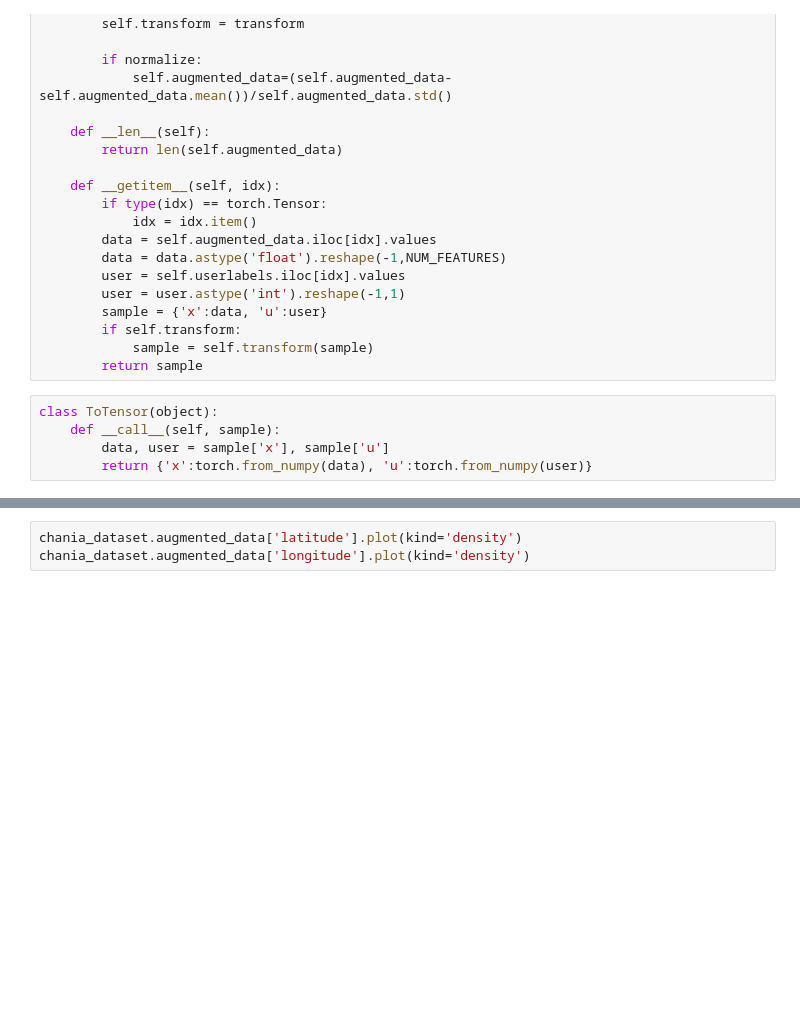
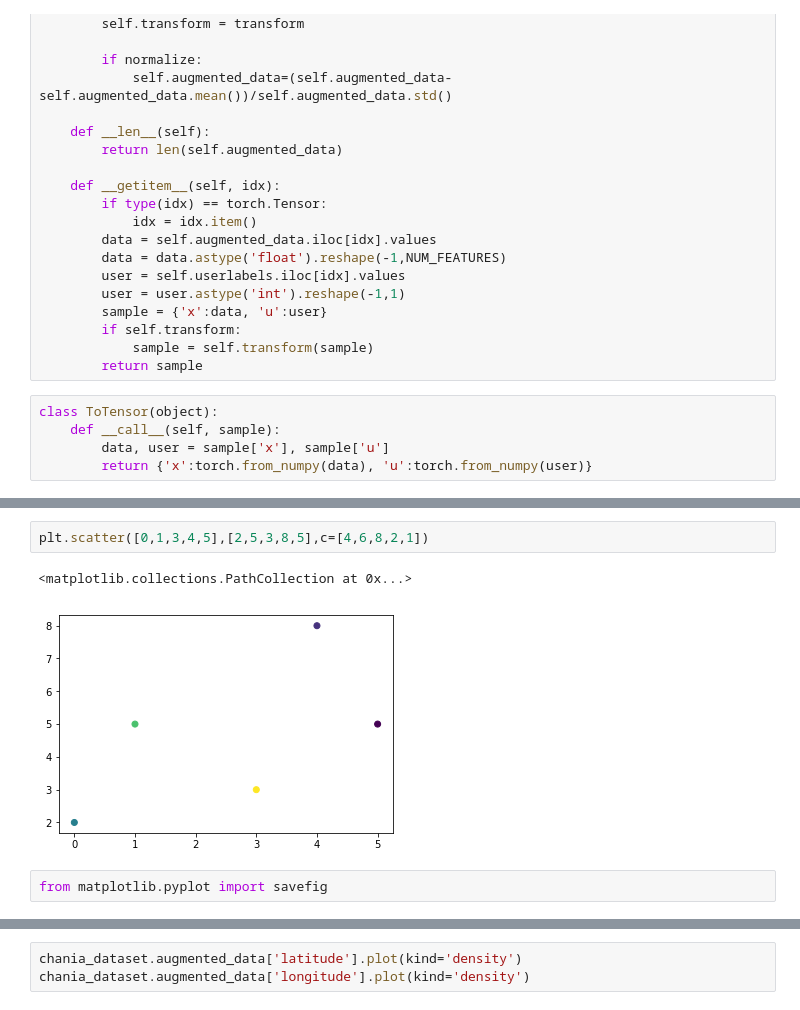
Before and after one commit to lillyclark/pytorch_privacy, a Jupyter notebook: nb_privacy.ipynb, the cells around one changed output, grey strips where cells are left out. Saved outputs shown, nothing was run; the diff lists cells and outputs as text; blank space fills up the shorter version.

```diff
--- a/nb_privacy.ipynb
+++ b/nb_privacy.ipynb
@@ -78,0 +88,7 @@ chania_dataset = ChaniaDataset(csv_file=FILENAME, transform=ToTensor(), normaliz
+# %%
+plt.scatter([0,1,3,4,5],[2,5,3,8,5],c=[4,6,8,2,1])
+# %% [output]
+<matplotlib.collections.PathCollection at 0x...>
+[figure, added]
+# %%
+from matplotlib.pyplot import savefig
```
Also changed, not shown: parts of 5 cells of this notebook, 8 other files.
